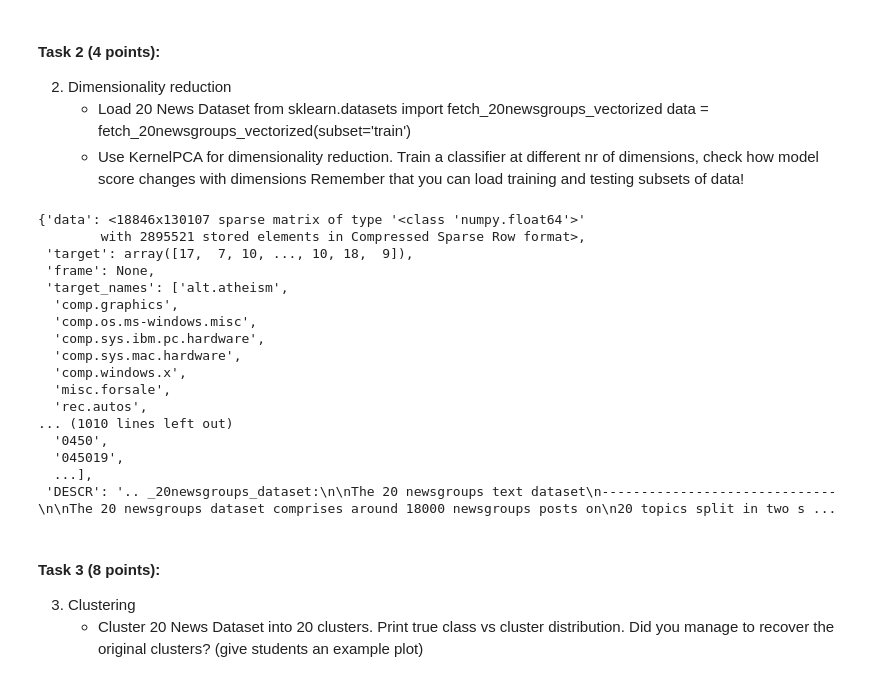
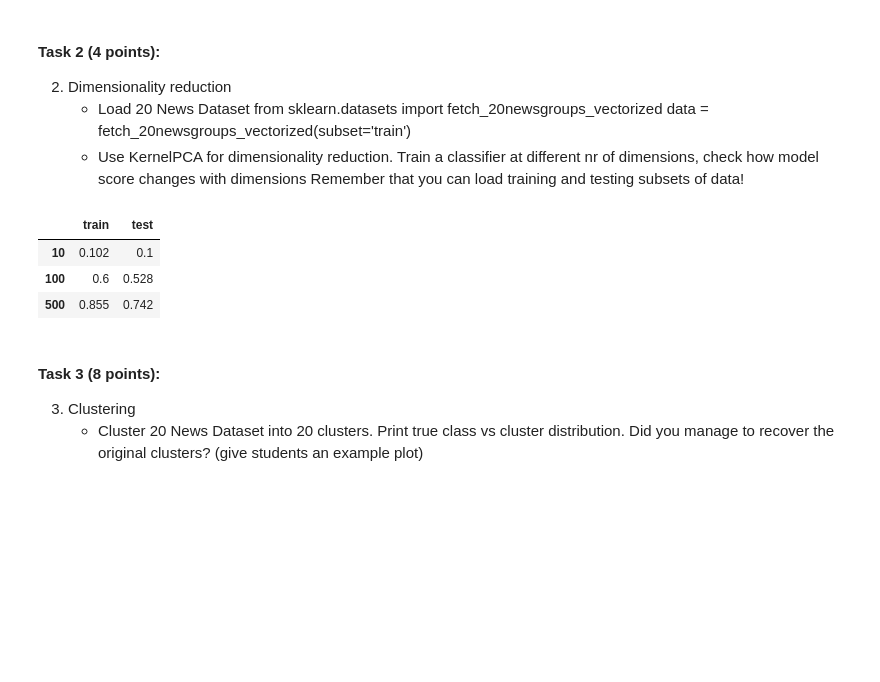
Before and after one commit to Basirulislam/Assignment_2, a Jupyter notebook: Assignment 2.ipynb, the cells around one changed output. Saved outputs shown, nothing was run; the diff lists cells and outputs as text; code cells hidden in the pictures; blank space fills up the shorter version.

```diff
--- a/Assignment 2.ipynb
+++ b/Assignment 2.ipynb
@@ -96,23 +61,7 @@ from sklearn import datasets
 from sklearn.utils import shuffle
 
 
-data = datasets.fetch_20newsgroups_vectorized(subset='train')
-data
+bunch_train = datasets.fetch_20newsgroups_vectorized(subset='train',as_frame = True)
+bunch_test = datasets.fetch_20newsgroups_vectorized(subset='test',as_frame = True)
+y_train = bunch_train.target
+y_test = bunch_test.target
-# %% [output]
-{'data': <18846x130107 sparse matrix of type '<class 'numpy.float64'>'
-        with 2895521 stored elements in Compressed Sparse Row format>,
- 'target': array([17,  7, 10, ..., 10, 18,  9]),
- 'frame': None,
- 'target_names': ['alt.atheism',
-  'comp.graphics',
-  'comp.os.ms-windows.misc',
-  'comp.sys.ibm.pc.hardware',
-  'comp.sys.mac.hardware',
-  'comp.windows.x',
-  'misc.forsale',
-  'rec.autos',
-... (1010 lines left out)
-  '0450',
-  '045019',
-  ...],
- 'DESCR': '.. _20newsgroups_dataset:\n\nThe 20 newsgroups text dataset\n------------------------------\n\nThe 20 newsgroups dataset comprises around 18000 newsgroups posts on\n20 topics split in two s ...
@@ -137,3 +68,42 @@ twenty_newsgroup_to_csv()
+# %%
+# we scale our data using MaxAbsScaler
+from sklearn.preprocessing import MaxAbsScaler
+scaler = MaxAbsScaler()
+scaler.fit(bunch_train.data)
+X_train_scaled = scaler.transform(bunch_train.data)
+X_test_scaled = scaler.transform(bunch_test.data)
+# %%
+from sklearn.linear_model import LogisticRegression
+from sklearn.decomposition import KernelPCA
+t0 = time()
+n_components = [10,100,500]
+col = ['train', 'test']
+score = pd.DataFrame(columns = col, index= n_components)
+
+
+# fit kPCA model to 20newsgroupsdata
+for number in range(0, len(n_components)):
+    # keep the first n principal components of the data
+    kpca = KernelPCA(n_components=n_components[number])
+
+    kpca.fit(X_train_scaled)
+    # transform data onto the first n principal components
+    X_train_kpca = kpca.transform(X_train_scaled)
+    X_test_kpca = kpca.transform(X_test_scaled)
+
+    logr_news = LogisticRegression(solver='sag').fit(X_train_kpca, y_train)
+    # Calculate R-squared for both test / train samples
+    score.at[n_components[number],'train'] = round(logr_news.score(X_train_kpca,y_train),3)
+    score.at[n_components[number],'test'] = round(logr_news.score(X_test_kpca,y_test),3)
+
+
+print("done in %fs" % (time() - t0))
+print(score)
+# %% [output]
+|  | train | test |
+| 10 | 0.102 | 0.1 |
+| 100 | 0.6 | 0.528 |
+| 500 | 0.855 | 0.742 |
 # %% [markdown]
 #### Task 3 (8 points):
 
```
Also changed, not shown: parts of 14 cells of this notebook.
